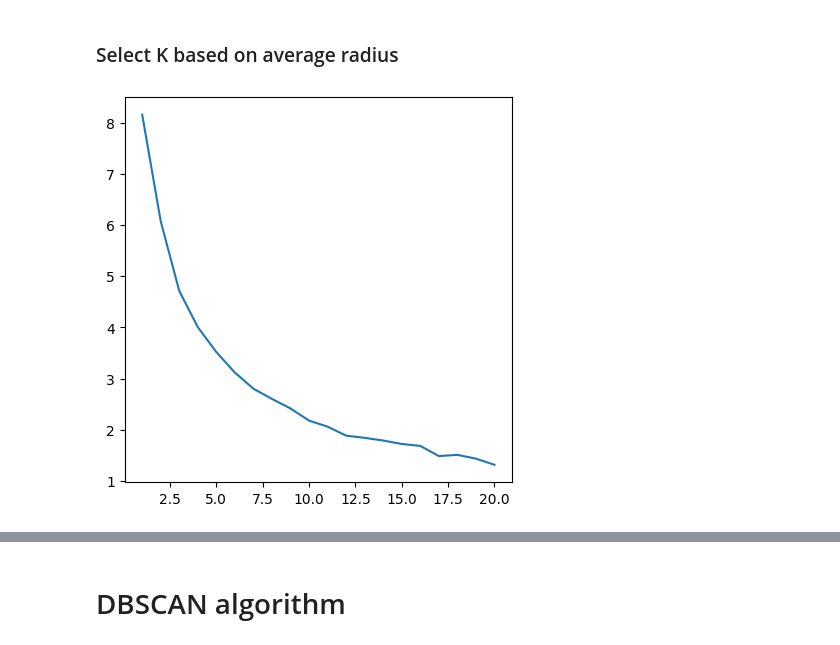
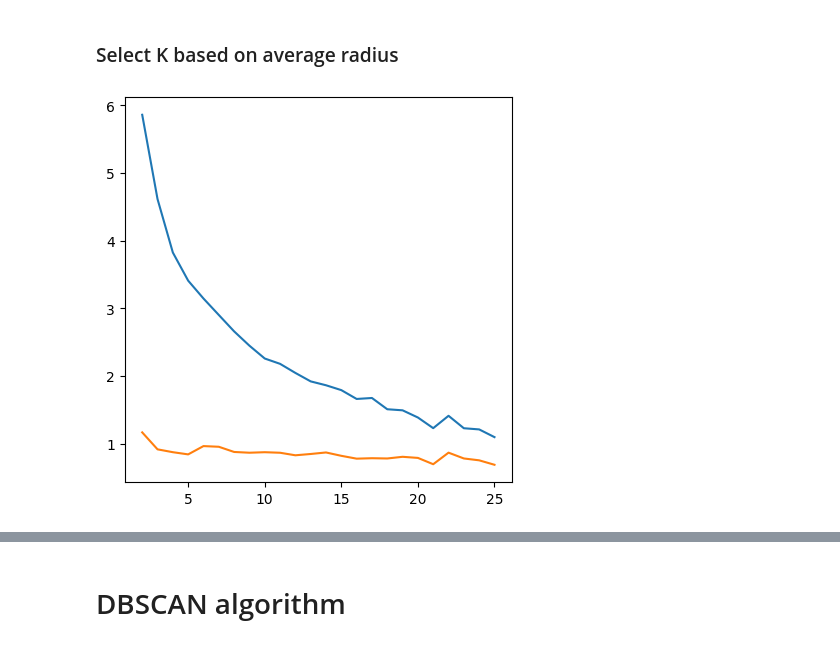
Before and after one commit to SebastianBitsch/wiki-suggest, a Jupyter notebook: text-processing/clustering.ipynb, the cells around one changed output, grey strips where cells are left out. Drawn from its saved outputs; the diff is of its cells as text; code cells hidden in the pictures.

```diff
--- a/text-processing/clustering.ipynb
+++ b/text-processing/clustering.ipynb
@@ -64,8 +38,10 @@ for k in trange(1, K + 1):
-# %%
-plt.figure(figsize=(5,5))
-plt.plot(range(1, K + 1), scores)
-plt.show()
-# %% [output]
-[figure, removed]
+# %%
+# Note davies-score sucks, or at least doesnt changes the the number of clusters
+plt.figure(figsize=(5,5))
+plt.plot(range(2, K + 1), radius_scores)
+plt.plot(range(2, K + 1), davies_scores)
+plt.show()
+# %% [output]
+[figure, added]
 # %%
 # Plot the last clustering for fun
```
Also changed, not shown: parts of 12 cells of this notebook, 2 other files.
